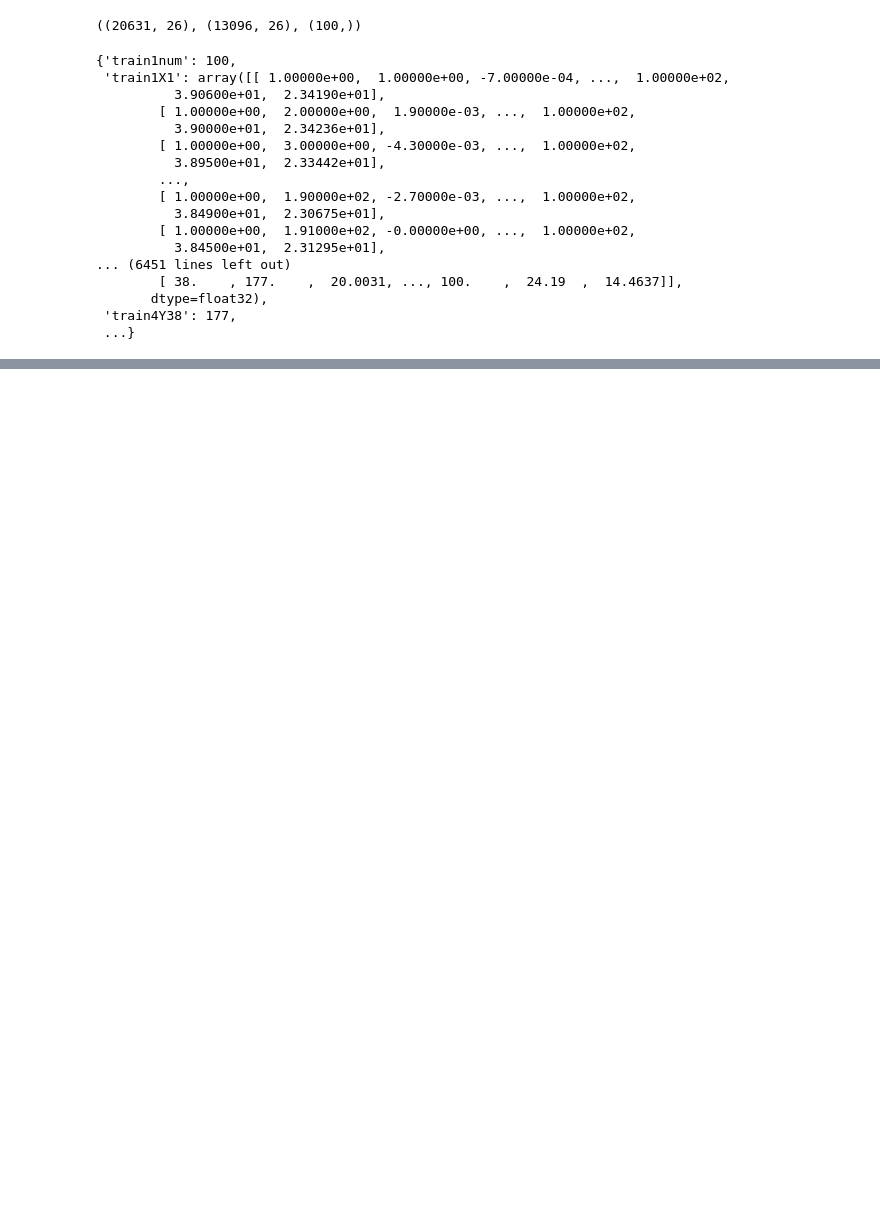
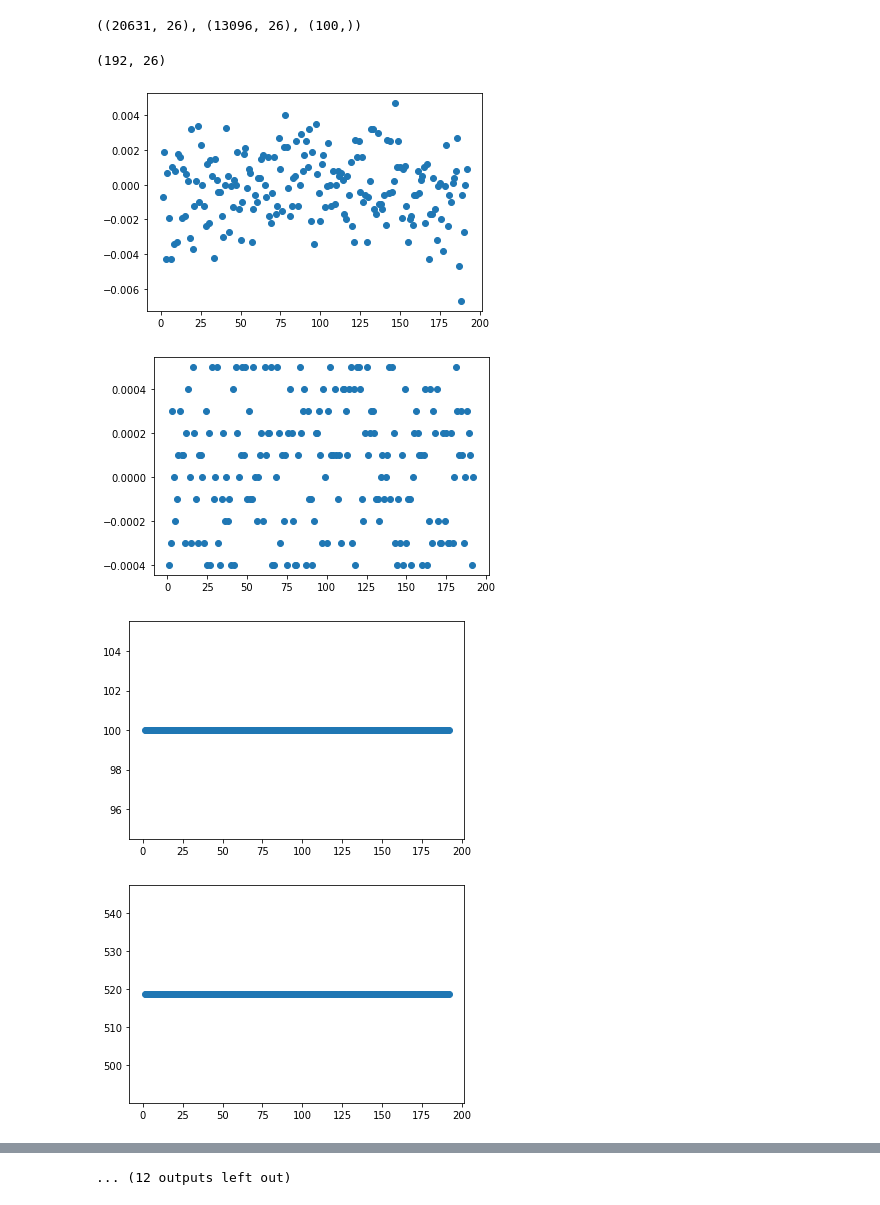
Before and after one commit to ximi2002/KNG_LAB, a Jupyter notebook: Pytorch/RUL_Data/dataloader.ipynb, the cells around one changed output, grey strips where cells are left out. Drawn from its saved outputs; the diff is of its cells as text; code cells hidden in the pictures; blank space fills up the shorter version.

```diff
--- a/Pytorch/RUL_Data/dataloader.ipynb
+++ b/Pytorch/RUL_Data/dataloader.ipynb
@@ -54,22 +55,22 @@ for i in range(1,5):
             data["train"+str(i)+"num"] += 1
     #print(data["train"+str(i)+"num"])
 # %%
-data
+data["train1X1"].shape
 # %% [output]
-{'train1num': 100,
- 'train1X1': array([[ 1.00000e+00,  1.00000e+00, -7.00000e-04, ...,  1.00000e+02,
-          3.90600e+01,  2.34190e+01],
-        [ 1.00000e+00,  2.00000e+00,  1.90000e-03, ...,  1.00000e+02,
-          3.90000e+01,  2.34236e+01],
-        [ 1.00000e+00,  3.00000e+00, -4.30000e-03, ...,  1.00000e+02,
-          3.89500e+01,  2.33442e+01],
-        ...,
-        [ 1.00000e+00,  1.90000e+02, -2.70000e-03, ...,  1.00000e+02,
-          3.84900e+01,  2.30675e+01],
-        [ 1.00000e+00,  1.91000e+02, -0.00000e+00, ...,  1.00000e+02,
-          3.84500e+01,  2.31295e+01],
-... (6451 lines left out)
-        [ 38.    , 177.    ,  20.0031, ..., 100.    ,  24.19  ,  14.4637]],
-       dtype=float32),
- 'train4Y38': 177,
- ...}
+(192, 26)
+# %%
+for i in range(1,data["train1num"]+1):
+    Y=data["train1Y"+str(i)]
+    X=data["train1X"+str(i)]
+    index_X=np.array(range(1,Y+1))
+    if i==1:
+        for j in range(2,26):
+            plt.scatter(index_X,X[:,j])
+            plt.show()
+
+# Train 1X1 的可视化数据
+# %% [output]
+[figure, added]
+[figure, added]
+[figure, added]
+[figure, added]
@@ -75,0 +85 @@ data
+... (12 outputs left out)
```
Also changed, not shown: parts of 3 cells of this notebook, 16 other files.
